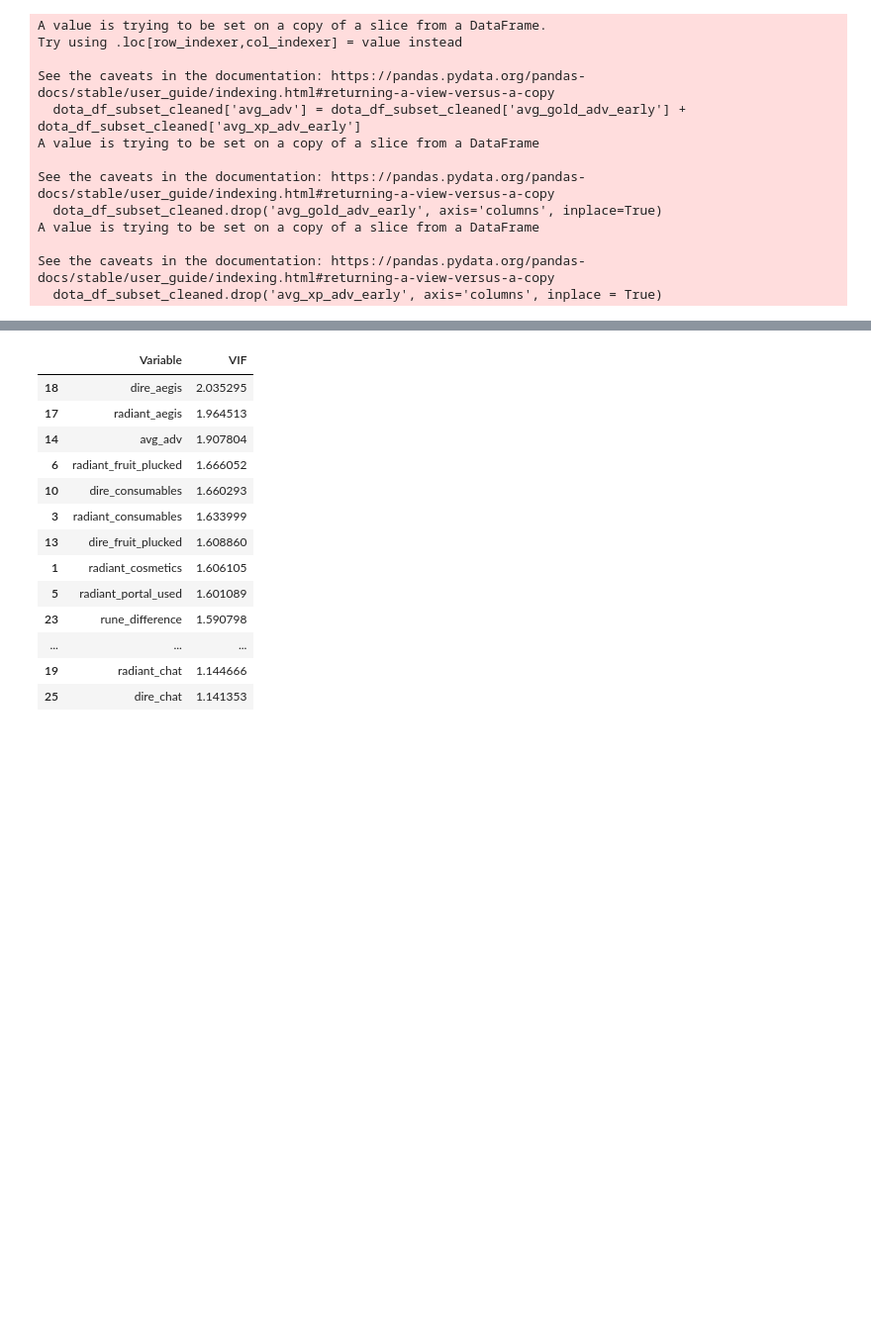
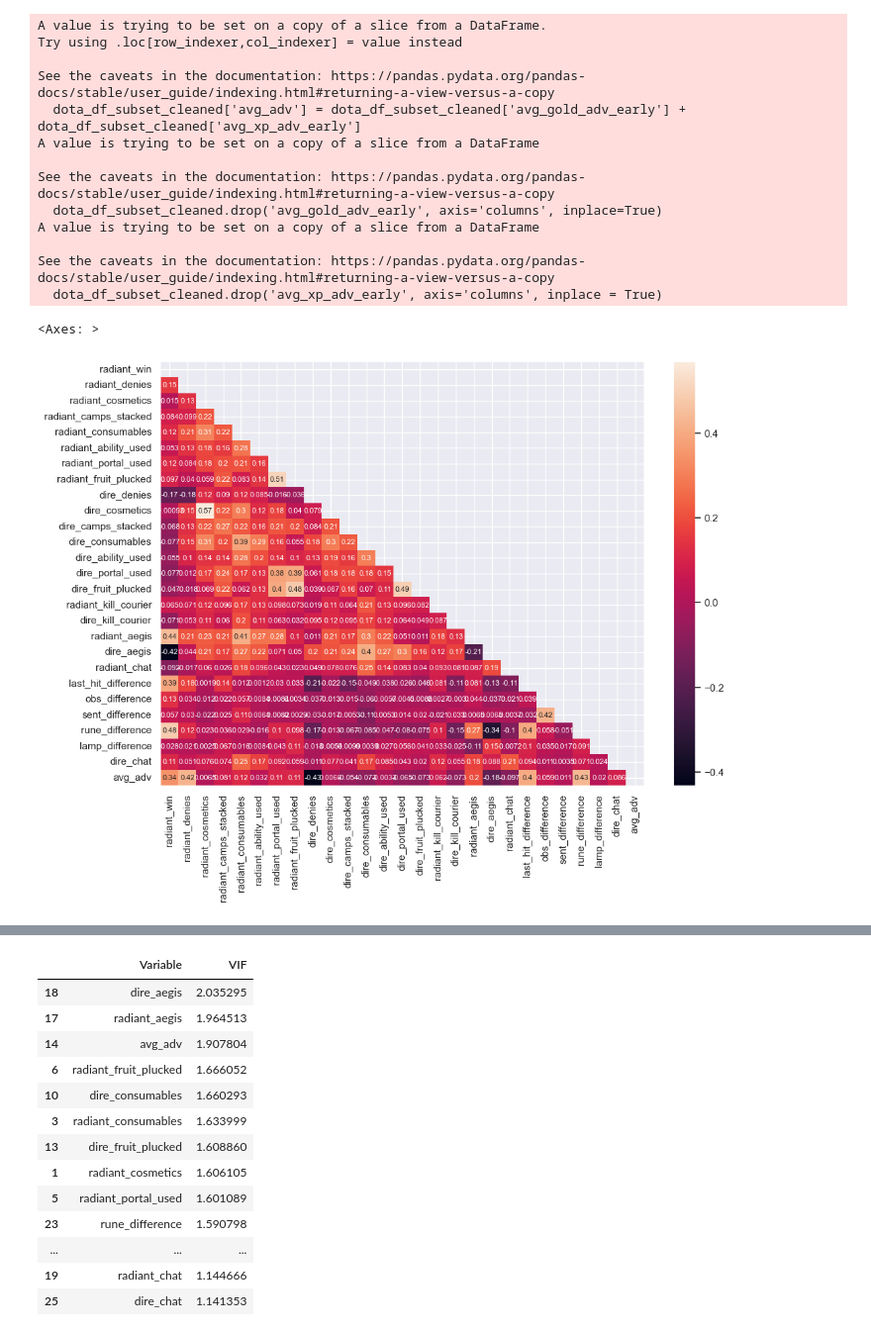
Before and after one commit to zhenging2b/Data-Science-Salary, a Jupyter notebook: Analysis of dota 2.ipynb, the cells around one changed output, grey strips where cells are left out. Shown at 99% size. Saved outputs shown, nothing was run; the diff lists cells and outputs as text; code cells hidden in the pictures; blank space fills up the shorter version.

```diff
--- a/Analysis of dota 2.ipynb
+++ b/Analysis of dota 2.ipynb
@@ -286,3 +295,9 @@ A value is trying to be set on a copy of a slice from a DataFrame
 
 See the caveats in the documentation: https://pandas.pydata.org/pandas-docs/stable/user_guide/indexing.html#returning-a-view-versus-a-copy
   dota_df_subset_cleaned.drop('avg_xp_adv_early', axis='columns', inplace = True)
+# %%
+mask = np.triu(np.ones_like(dota_df_subset_cleaned.corr(), dtype=bool))
+sns.heatmap(dota_df_subset_cleaned.corr(), annot= True, mask=mask, annot_kws={"size": 8})
+# %% [output]
+<Axes: >
+[figure, added]
```
Also changed, not shown: parts of 58 cells of this notebook, 1 other file.
